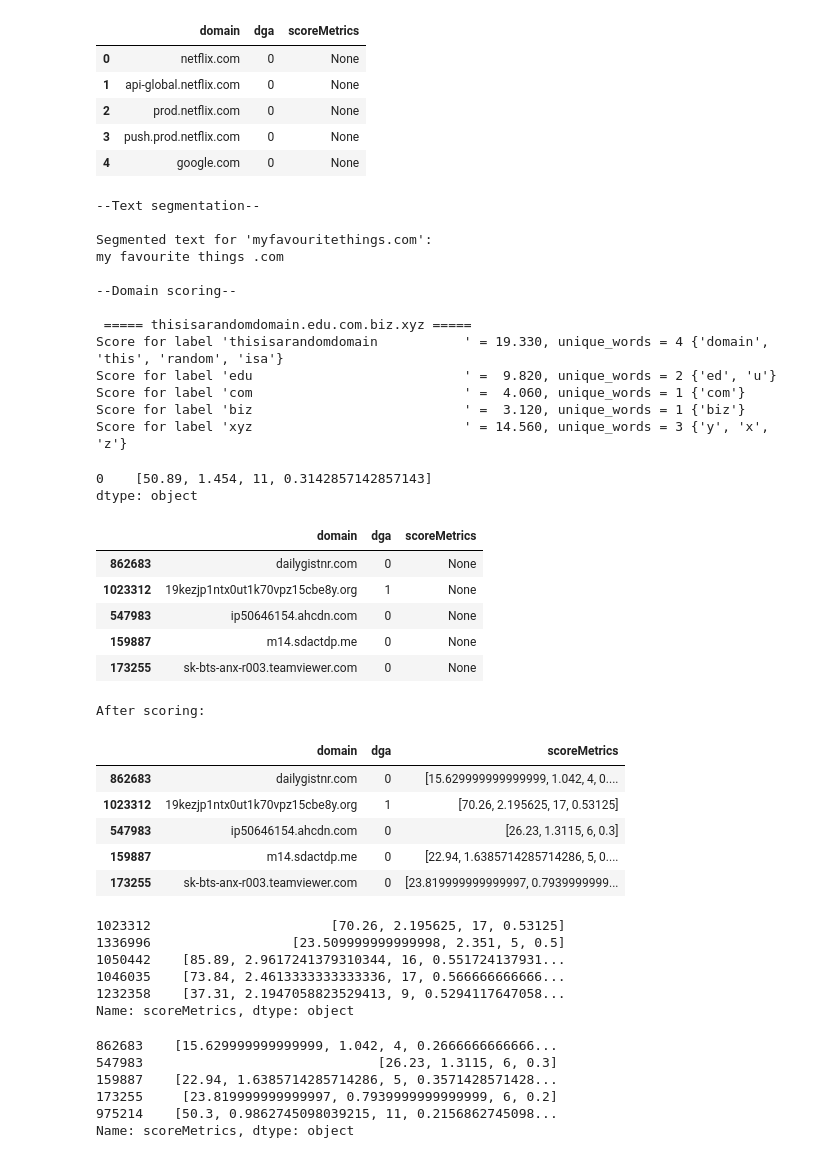
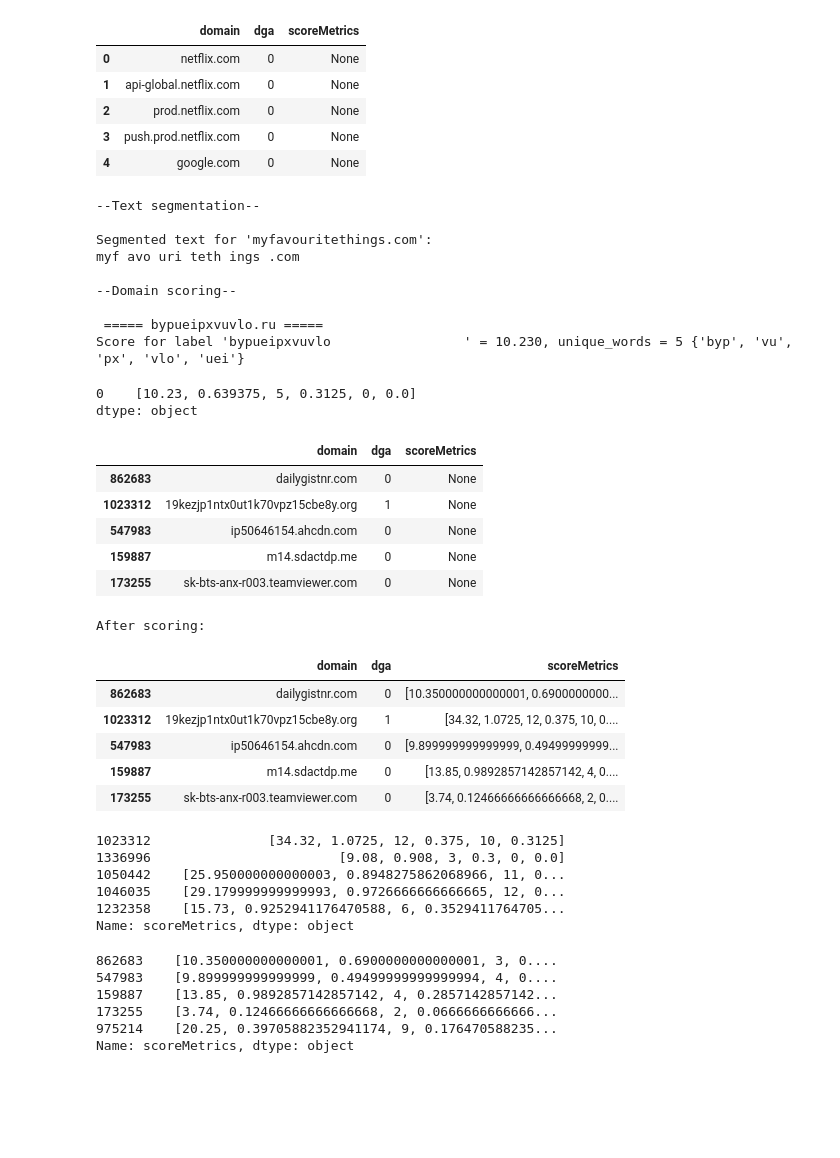
Before and after one commit to jnhunsberger/requex_private, a Jupyter notebook: code/EDA_word_check.ipynb, the cells around one changed output. Cells and saved outputs as stored; diff of their text form; code cells hidden in the pictures; blank space fills up the shorter version.

```diff
--- a/code/EDA_word_check.ipynb
+++ b/code/EDA_word_check.ipynb
@@ -72,6 +72,7 @@ unified_df.head()
 # Functions to score the text - domain, or lables, and its segments
 
 NA_score = 100.0                                   # penalty score of a text not in vocabulary
+BIGRAM_score = 100.0                                # penalty score for bigram
 
 all_alphas = set(string.ascii_lowercase)
 valid_unigrams = set([])
@@ -92,11 +93,11 @@ def scoreTextSegment(iStart, iStop, text):
     global NA_score
 
     #if text[iStart:iStop] in invalid_unigrams:
-        #return NA_score
-    #elif iStop-iStart <= 2:
     #    return NA_score
+    #elif iStop-iStart == 2:
+    #    return BIGRAM_score
     #else:
-    act_freq = zipf_frequency(text[iStart:iStop], 'en', 'small')
+    act_freq = zipf_frequency(text[iStart:iStop], 'en', 'large')
     if act_freq == 0.0:
         return NA_score
     else:
@@ -197,6 +207,7 @@ def scoreDomain(inRow, verbosity=0):
         print("\n", "="*5, thisDomain, "="*5)
 
     labels = thisDomain.lower().split('.')  # separate the domain labels
+    labels.pop(-1)                          # drop TLD label
     thisScore = []
     unique_words = set()
     for i,label in enumerate(labels):
@@ -207,10 +218,14 @@ def scoreDomain(inRow, verbosity=0):
             print("Score for label '{:30s}' = {:6.3f}, unique_words = {:d} {}"
                   .format(label, thisScore[i], len(word_set), word_set))
 
+    num_digits = sum( char.isdigit() for char in thisDomain)
+
     return [sum(thisScore),                      # return total score for the domain
             sum(thisScore) / len(thisDomain),    # total score normalized bu domain length
             len(unique_words),                   # return number of unique words in domain
-            len(unique_words) / len(thisDomain)] # return number of unique words in domain normalized by its length
+            len(unique_words) / len(thisDomain), # return number of unique words in domain normalized by its length
+            num_digits,
+            num_digits / len(thisDomain)]
 # %%
 # Testing segmentation code
 print("\n--Text segmentation--")
@@ -218,53 +233,50 @@ random_domain = 'myfavouritethings.com'
 segment_and_print(random_domain, verbosity=1)
 
 print("\n--Domain scoring--")
-another_domain = pd.DataFrame('thisisarandomdomain.edu.com.biz.xyz', index=[0], columns=['domain'])
+domain_name = 'bypueipxvuvlo.ru'
+another_domain = pd.DataFrame(domain_name, index=[0], columns=['domain'])
 another_domain.apply( lambda row: scoreDomain(row, verbosity=2), axis=1 )
 # %% [output]
 --Text segmentation--
 
 Segmented text for 'myfavouritethings.com':
-my favourite things .com
+myf avo uri teth ings .com
 
 --Domain scoring--
 
- ===== thisisarandomdomain.edu.com.biz.xyz =====
-Score for label 'thisisarandomdomain           ' = 19.330, unique_words = 4 {'domain', 'this', 'random', 'isa'}
-Score for label 'edu                           ' =  9.820, unique_words = 2 {'ed', 'u'}
-Score for label 'com                           ' =  4.060, unique_words = 1 {'com'}
-Score for label 'biz                           ' =  3.120, unique_words = 1 {'biz'}
-Score for label 'xyz                           ' = 14.560, unique_words = 3 {'y', 'x', 'z'}
+ ===== bypueipxvuvlo.ru =====
+Score for label 'bypueipxvuvlo                 ' = 10.230, unique_words = 5 {'byp', 'vu', 'px', 'vlo', 'uei'}
-0    [50.89, 1.454, 11, 0.3142857142857143]
+0    [10.23, 0.639375, 5, 0.3125, 0, 0.0]
 dtype: object
 # %%
 debug_verbose = 1
-samples = 1000000
+samples = 20000
 
 #sampled_df = unified_df
 sampled_df = unified_df.sample(n=samples, random_state=3)
 
 if debug_verbose:
     display(sampled_df.head(5))
 
 sampled_df.scoreMetrics = sampled_df.apply( lambda row: scoreDomain(row, verbosity=debug_verbose), axis=1 )
 
 if debug_verbose:
     print("After scoring:\n")
     display(sampled_df.head(5))
 # %% [output]
 |  | domain | dga | scoreMetrics |
 | 862683 | dailygistnr.com | 0 | None |
 | 1023312 | 19kezjp1ntx0ut1k70vpz15cbe8y.org | 1 | None |
 | 547983 | ip50646154.ahcdn.com | 0 | None |
 | 159887 | m14.sdactdp.me | 0 | None |
 | 173255 | sk-bts-anx-r003.teamviewer.com | 0 | None |
 After scoring:
 |  | domain | dga | scoreMetrics |
-| 862683 | dailygistnr.com | 0 | [15.629999999999999, 1.042, 4, 0.... |
-| 1023312 | 19kezjp1ntx0ut1k70vpz15cbe8y.org | 1 | [70.26, 2.195625, 17, 0.53125] |
-| 547983 | ip50646154.ahcdn.com | 0 | [26.23, 1.3115, 6, 0.3] |
-| 159887 | m14.sdactdp.me | 0 | [22.94, 1.6385714285714286, 5, 0.... |
-| 173255 | sk-bts-anx-r003.teamviewer.com | 0 | [23.819999999999997, 0.7939999999... |
+| 862683 | dailygistnr.com | 0 | [10.350000000000001, 0.6900000000... |
+| 1023312 | 19kezjp1ntx0ut1k70vpz15cbe8y.org | 1 | [34.32, 1.0725, 12, 0.375, 10, 0.... |
+| 547983 | ip50646154.ahcdn.com | 0 | [9.899999999999999, 0.49499999999... |
+| 159887 | m14.sdactdp.me | 0 | [13.85, 0.9892857142857142, 4, 0.... |
+| 173255 | sk-bts-anx-r003.teamviewer.com | 0 | [3.74, 0.12466666666666668, 2, 0.... |
 # %%
 # group score metrics by dga or non-dga
 sc_dga = sampled_df[sampled_df['dga']==1]['scoreMetrics']
@@ -272,17 +284,17 @@ display(sc_dga.head())
 sc_nondga = sampled_df[sampled_df['dga']==0]['scoreMetrics']
 display(sc_nondga.head())
 # %% [output]
-1023312                       [70.26, 2.195625, 17, 0.53125]
-1336996                  [23.509999999999998, 2.351, 5, 0.5]
-1050442    [85.89, 2.9617241379310344, 16, 0.551724137931...
-1046035    [73.84, 2.4613333333333336, 17, 0.566666666666...
-1232358    [37.31, 2.1947058823529413, 9, 0.5294117647058...
+1023312               [34.32, 1.0725, 12, 0.375, 10, 0.3125]
+1336996                        [9.08, 0.908, 3, 0.3, 0, 0.0]
+1050442    [25.950000000000003, 0.8948275862068966, 11, 0...
+1046035    [29.179999999999993, 0.9726666666666665, 12, 0...
+1232358    [15.73, 0.9252941176470588, 6, 0.3529411764705...
 Name: scoreMetrics, dtype: object
-862683    [15.629999999999999, 1.042, 4, 0.2666666666666...
-547983                              [26.23, 1.3115, 6, 0.3]
-159887    [22.94, 1.6385714285714286, 5, 0.3571428571428...
-173255     [23.819999999999997, 0.7939999999999999, 6, 0.2]
-975214    [50.3, 0.9862745098039215, 11, 0.2156862745098...
+862683    [10.350000000000001, 0.6900000000000001, 3, 0....
+547983    [9.899999999999999, 0.49499999999999994, 4, 0....
+159887    [13.85, 0.9892857142857142, 4, 0.2857142857142...
+173255    [3.74, 0.12466666666666668, 2, 0.0666666666666...
+975214    [20.25, 0.39705882352941174, 9, 0.176470588235...
 Name: scoreMetrics, dtype: object
 # %%
 def retrieve_score( dframe, scoreIdx):
```
Also changed, not shown: parts of 9 cells of this notebook.
